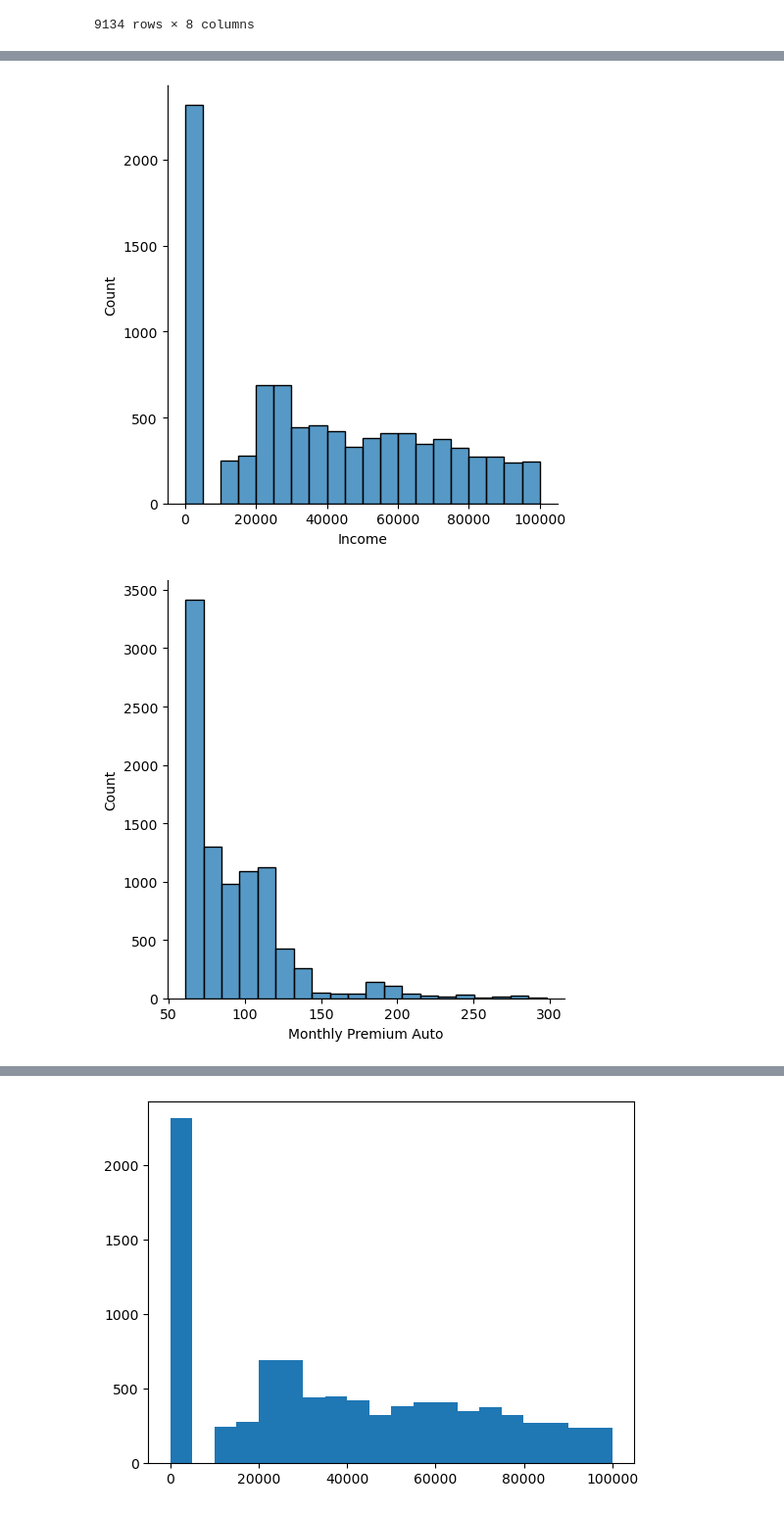
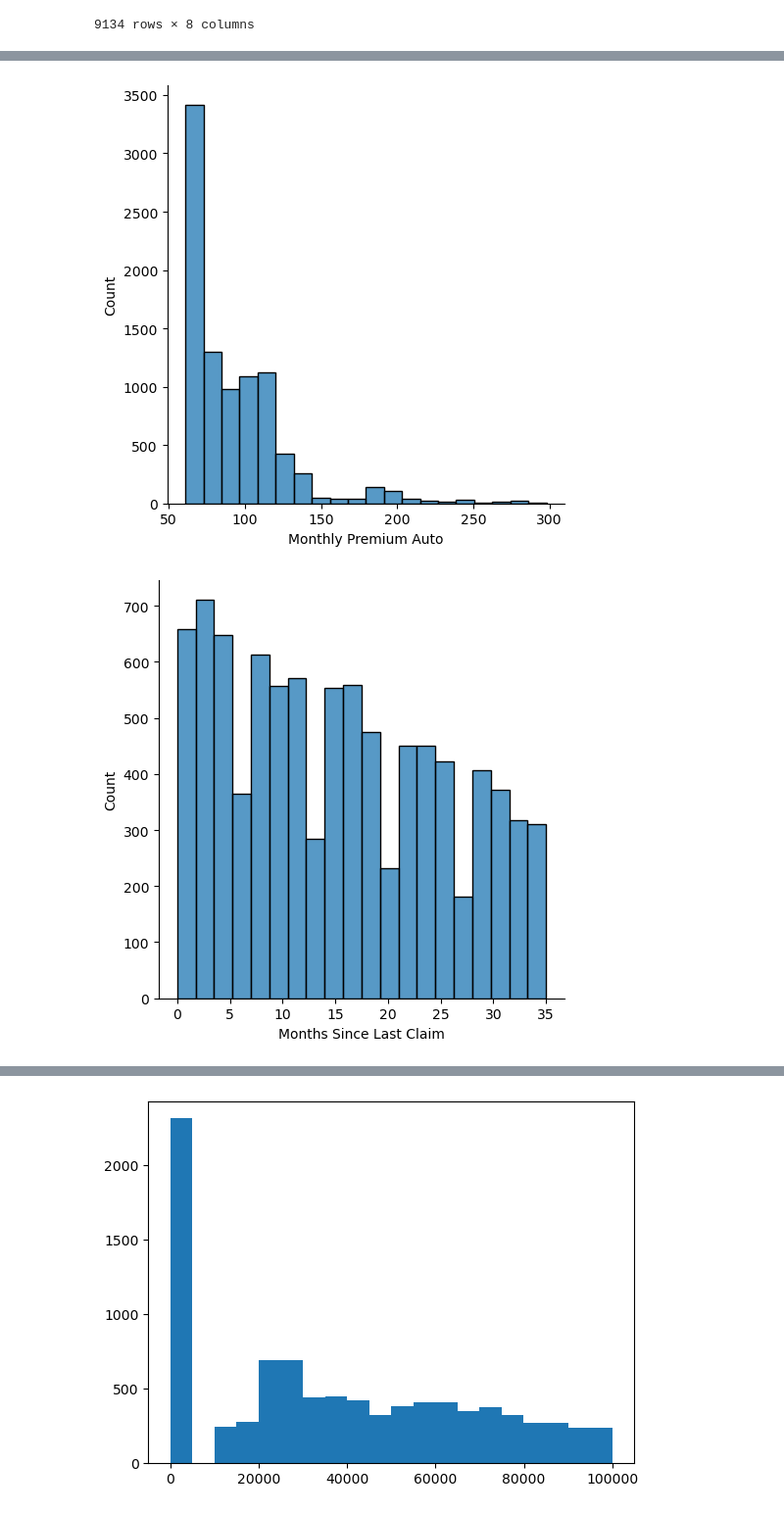
Before and after one commit to jaineeldesai/lab-customer-analysis-round-4, a Jupyter notebook: customer-lab4.ipynb, the cells around one changed output, grey strips where cells are left out. Shown: that part at 98% size. Cells and saved outputs as stored; diff of their text form; code cells hidden in the pictures.

```diff
--- a/customer-lab4.ipynb
+++ b/customer-lab4.ipynb
@@ -90,7 +90,8 @@ numeric.describe().T
 import seaborn as sns
 import matplotlib.pyplot as plt
 # %%
-sns.displot(numeric['Customer Lifetime Value'], bins=20)
-plt.show()
+for column in numeric.columns:
+    sns.displot(numeric[column],bins=20)
+    plt.show()
 # %% [output]
 [figure]
@@ -96,0 +99,2 @@ plt.show()
+[figure, added]
+[figure, added]
@@ -97,12 +105,2 @@ plt.show()
-# %%
-sns.displot(numeric['Income'], bins=20)
-plt.show()
-# %% [output]
-[figure, removed]
 # %%
 #there are a lot of people who have no income
-# %%
-sns.displot(numeric['Monthly Premium Auto'], bins=20)
-plt.show()
-# %% [output]
-[figure, removed]
```
Also changed, not shown: parts of 60 cells of this notebook.
